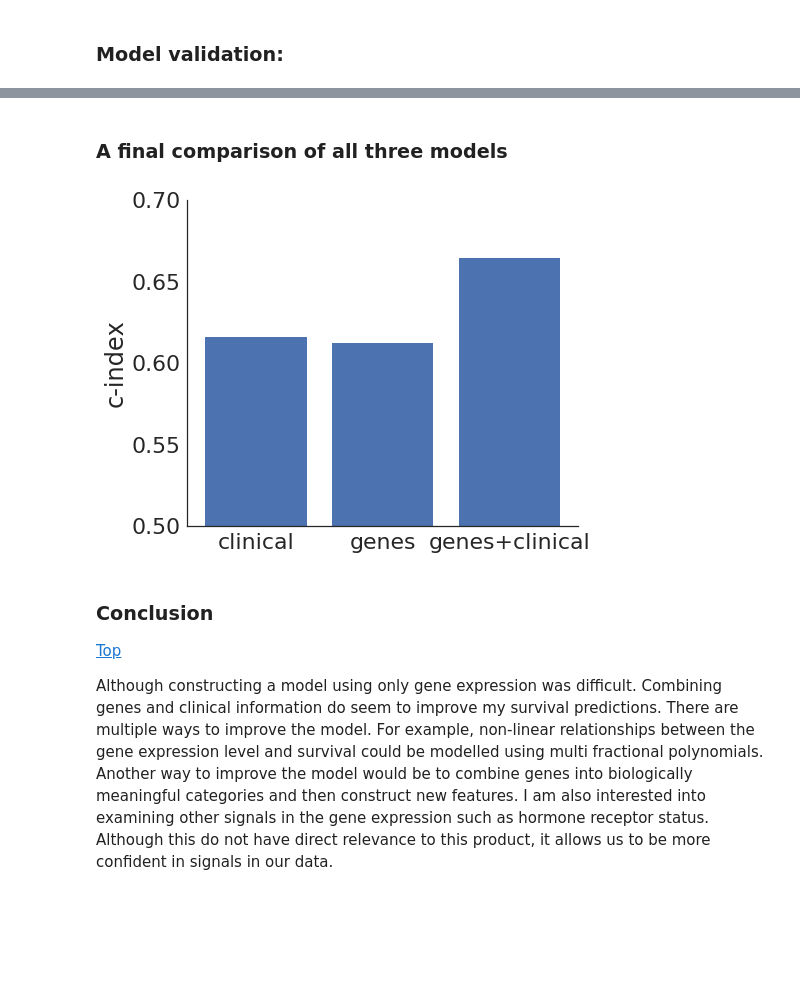
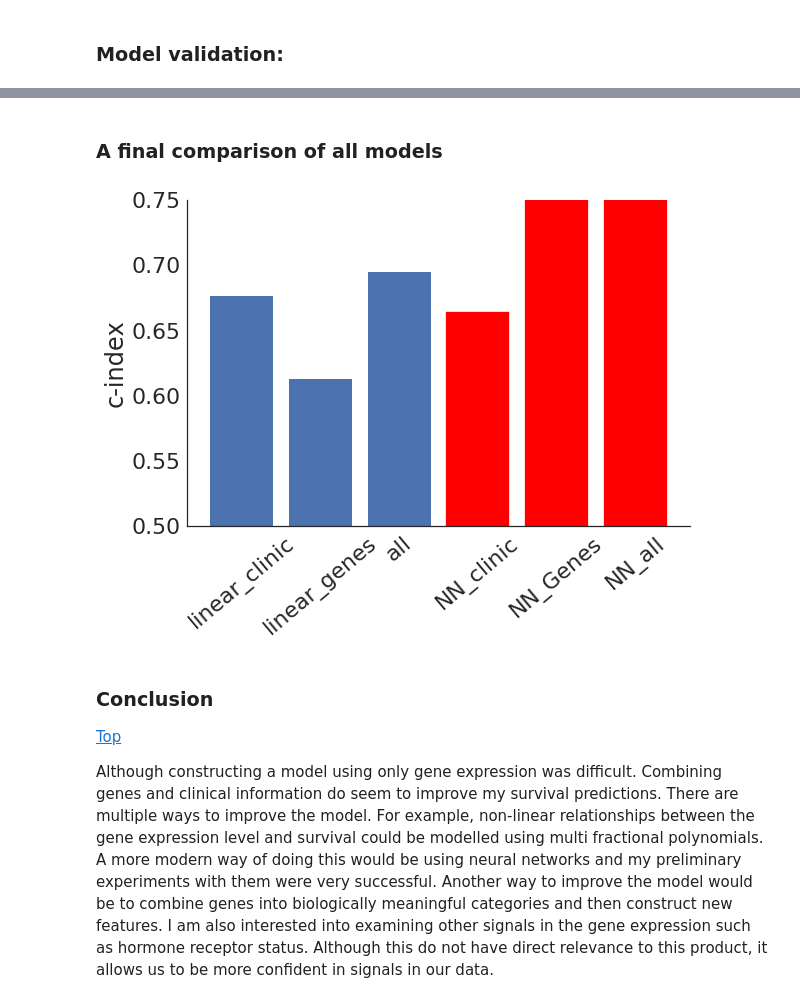
Before and after one commit to emindeniz/Precision-Prognosis, a Jupyter notebook: Breast_cancer_chemo.ipynb, the cells around one changed output, grey strips where cells are left out. Drawn from its saved outputs; the diff is of its cells as text; code cells hidden in the pictures; blank space fills up the shorter version.

Commit message:
added neural networks

```diff
--- a/Breast_cancer_chemo.ipynb
+++ b/Breast_cancer_chemo.ipynb
@@ -484 +456,9 @@ Genes passing significance level:
 ['SYT14', 'SSX2IP', 'PAK1', 'EIF3M', 'LIMCH1'] [0.0, 2.403109425162, 6.135199881266002, 12.005094159889998, 15.628450837010007]
+# %%
+plt.figure(figsize=(3,6))
+sns.set(style='white')
+ax = sns.countplot(x='favorable', data=selected_genes)
+ax.spines['top'].set_color('none')
+ax.spines['right'].set_color('none')
+ax.grid(False)
+plt.show()
@@ -787,28 +849,32 @@ Concordance index from validation data: 0.656880124086
 # %% [markdown]
-### A final comparison of all three models
+### A final comparison of all models
 # %%
 # Comparison of the models
-x_name = ['clinical','genes','genes+clinical']
-concordances = [0.616,0.6121,0.6643]
-fig = plt.figure(figsize=(7,6))
+x_name = ['linear_clinic','linear_genes','all','NN_clinic','NN_Genes','NN_all']
+concordances = [0.676,0.6121,0.6943,0.6639485359361136,70.06,72.20]
+fig = plt.figure(figsize=(9,6))
 ax = fig.gca()
 x = np.arange(len(x_name))  # <--
-plt.bar(x, concordances)
+bars = plt.bar(x, concordances)
+bars[3].set_color('r')
+bars[4].set_color('r')
+bars[5].set_color('r')
 plt.xticks(x, x_name)  # <--
-plt.ylim((0.5,0.7))
+plt.ylim((0.5,0.75))
 ax.spines['top'].set_color('none')
 ax.spines['right'].set_color('none')
 plt.tick_params(axis='both', which='major', labelsize=22)
 axis_font = {'fontname':'DejaVu Sans', 'size':'24'}
 plt.ylabel('c-index', **axis_font)
+ax.set_xticklabels(ax.get_xticklabels(),rotation=40)
 plt.show()
 # %% [output]
-[figure, old version]
+[figure, new version]
 # %% [markdown]
 <a id='cell8'></a>
 
 ### Conclusion
 [Top](#cell100)
 
-Although constructing a model using only gene expression was difficult. Combining genes and clinical information do seem to improve my survival predictions. There are multiple ways to improve the model. For example, non-linear relationships between the gene expression level and survival could be modelled using multi fractional polynomials. Another way to improve the model would be to combine genes into biologically meaningful categories and then construct new features.
+Although constructing a model using only gene expression was difficult. Combining genes and clinical information do seem to improve my survival predictions. There are multiple ways to improve the model. For example, non-linear relationships between the gene expression level and survival could be modelled using multi fractional polynomials. A more modern way of doing this would be using neural networks and my preliminary experiments with them were very successful. Another way to improve the model would be to combine genes into biologically meaningful categories and then construct new features.
 I am also interested into examining other signals in the gene expression such as hormone receptor status. Although this do not have direct relevance to this product, it allows us to be more confident in signals in our data.
```
Also changed, not shown: parts of 22 cells of this notebook, 2 other files.
